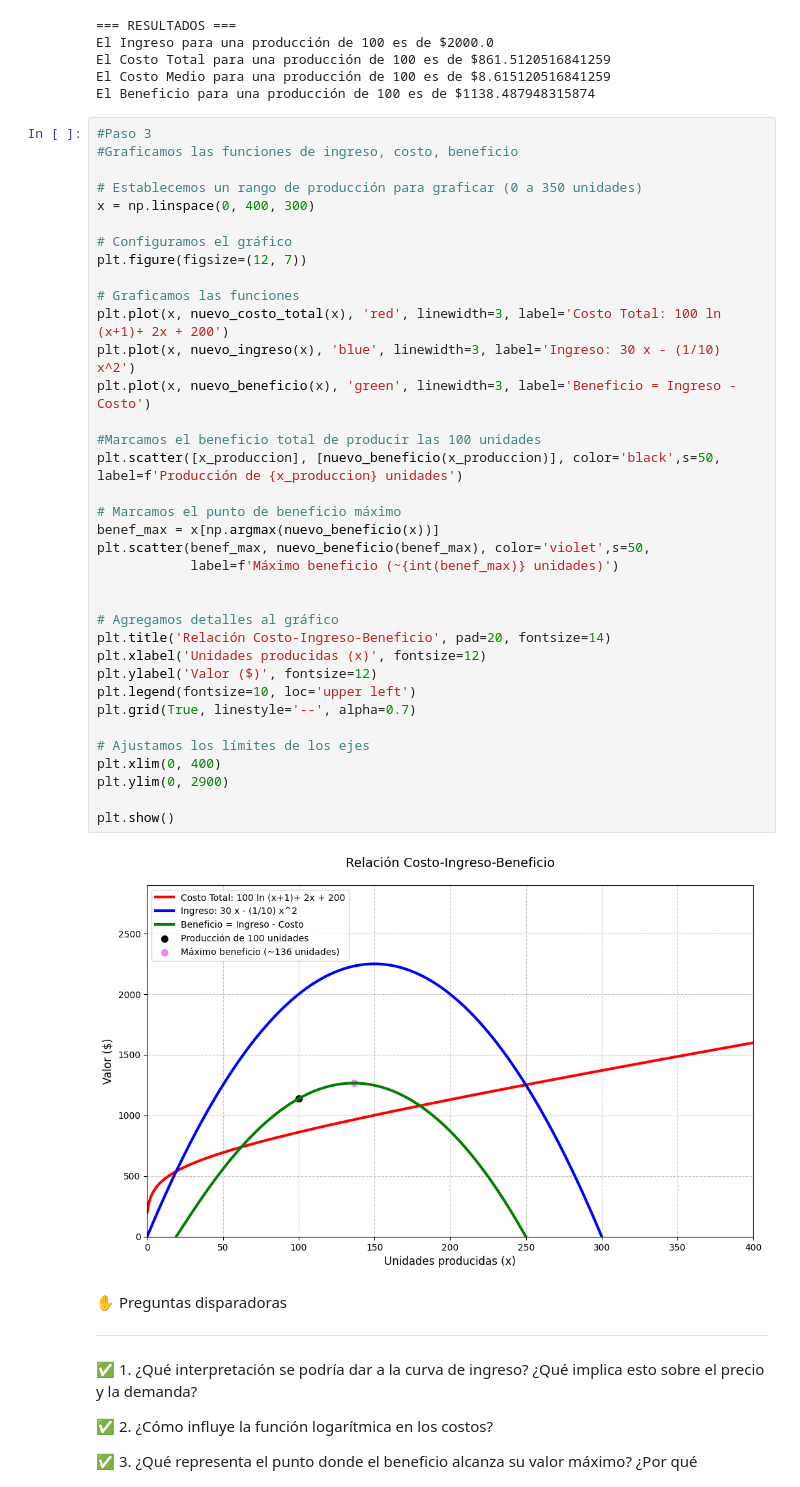
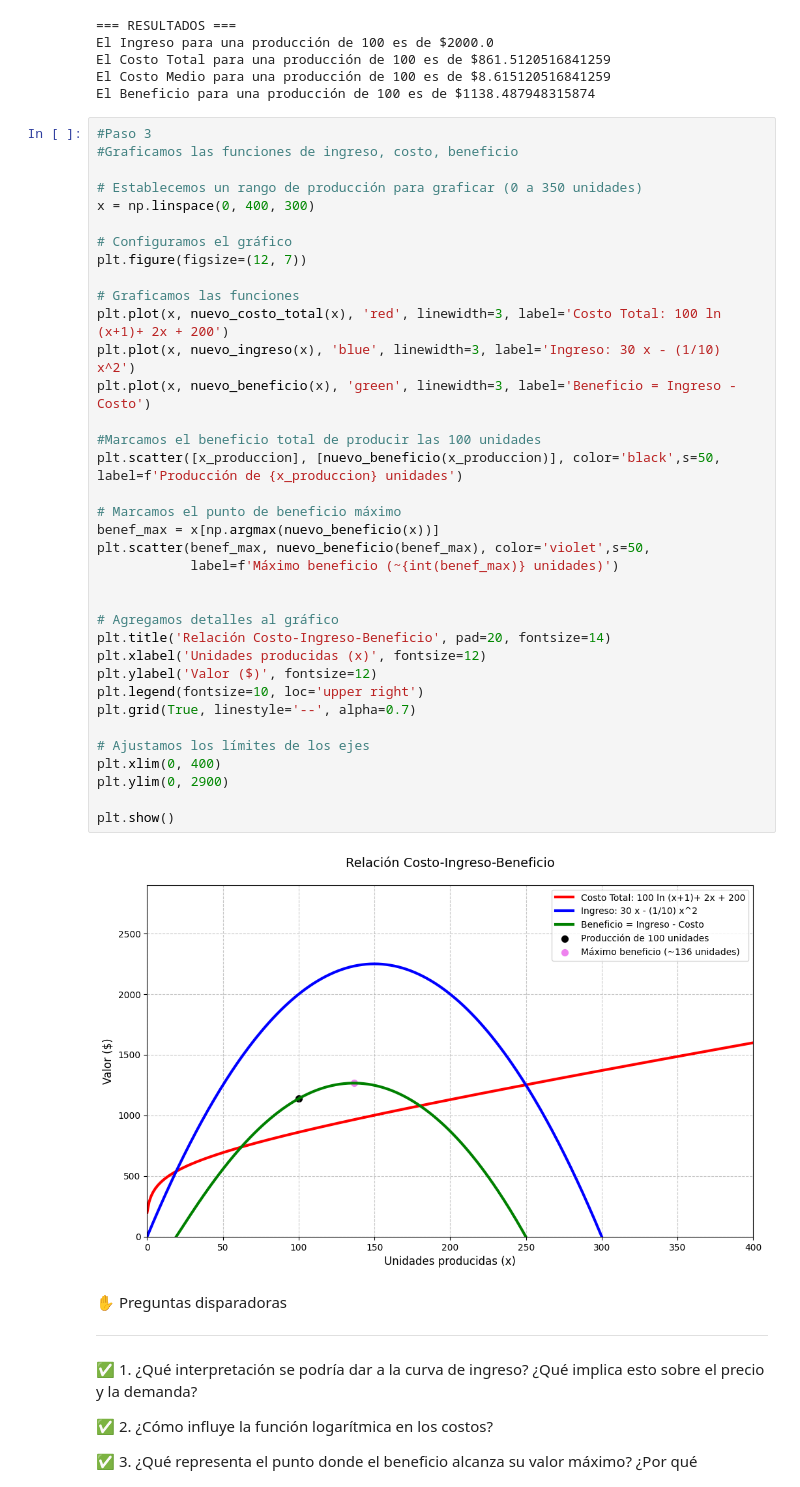
Before and after one commit to Danino99/Laboratorio-de-Metodos-Cuantitativos-Aplicados-a-la-Gestion, a Jupyter notebook: 02_modelado_y_sistemas/clase03.ipynb, the cells around one changed output. Saved outputs shown, nothing was run; the diff lists cells and outputs as text.

```diff
--- a/02_modelado_y_sistemas/clase03.ipynb
+++ b/02_modelado_y_sistemas/clase03.ipynb
@@ -921,35 +922,35 @@ x = np.linspace(0, 400, 300)
 
 # Configuramos el gráfico
 plt.figure(figsize=(12, 7))
 
 # Graficamos las funciones
 plt.plot(x, nuevo_costo_total(x), 'red', linewidth=3, label='Costo Total: 100 ln (x+1)+ 2x + 200')
 plt.plot(x, nuevo_ingreso(x), 'blue', linewidth=3, label='Ingreso: 30 x - (1/10) x^2')
 plt.plot(x, nuevo_beneficio(x), 'green', linewidth=3, label='Beneficio = Ingreso - Costo')
 
 #Marcamos el beneficio total de producir las 100 unidades
 plt.scatter([x_produccion], [nuevo_beneficio(x_produccion)], color='black',s=50, label=f'Producción de {x_produccion} unidades')
 
 # Marcamos el punto de beneficio máximo
 benef_max = x[np.argmax(nuevo_beneficio(x))]
 plt.scatter(benef_max, nuevo_beneficio(benef_max), color='violet',s=50,
             label=f'Máximo beneficio (~{int(benef_max)} unidades)')
 
 
 # Agregamos detalles al gráfico
 plt.title('Relación Costo-Ingreso-Beneficio', pad=20, fontsize=14)
 plt.xlabel('Unidades producidas (x)', fontsize=12)
 plt.ylabel('Valor ($)', fontsize=12)
-plt.legend(fontsize=10, loc='upper left')
+plt.legend(fontsize=10, loc='upper right')
 plt.grid(True, linestyle='--', alpha=0.7)
 
 # Ajustamos los límites de los ejes
 plt.xlim(0, 400)
 plt.ylim(0, 2900)
 
 plt.show()
 # %% [output]
-[figure, old version]
+[figure, new version]
 # %% [markdown]
 ✋ Preguntas disparadoras
 
```
Also changed, not shown: parts of 5 cells of this notebook, 12 other files.
